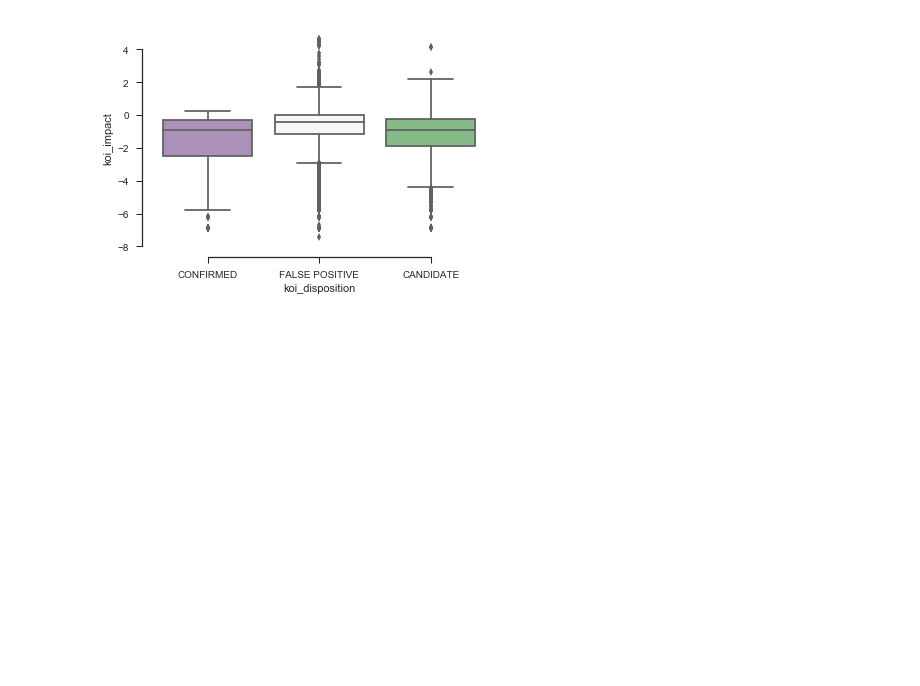
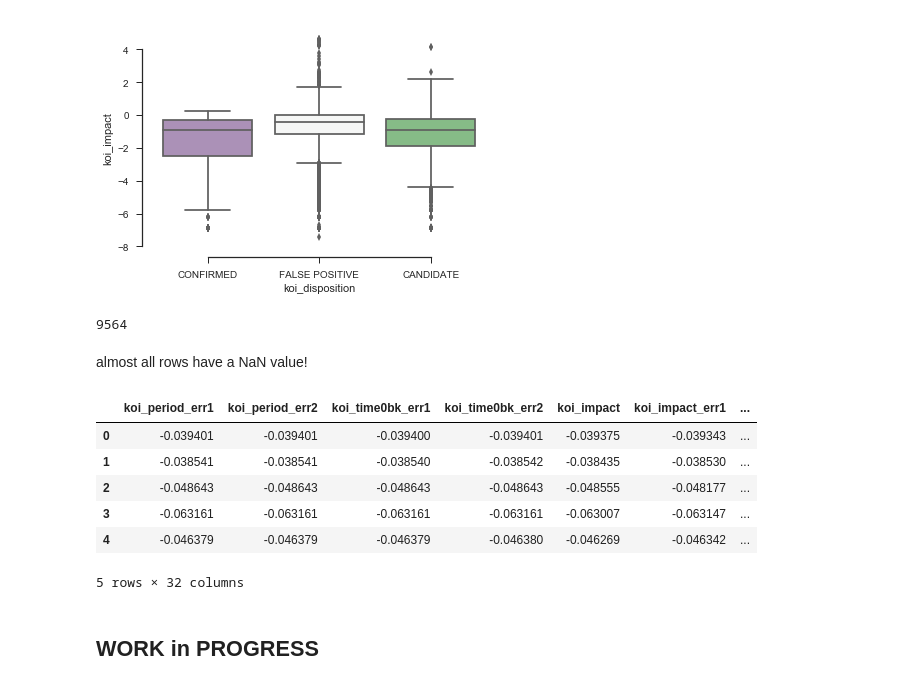
Before and after one commit to DimitriKourouniotis/Capstone2Exoplanets, a Jupyter notebook: EDA Kepler capstone Candidates and Confirms.ipynb, the cells around one changed output. Drawn from its saved outputs; the diff is of its cells as text; code cells hidden in the pictures; blank space fills up the shorter version.

```diff
--- a/EDA Kepler capstone Candidates and Confirms.ipynb
+++ b/EDA Kepler capstone Candidates and Confirms.ipynb
@@ -171,3 +191,31 @@ sns.despine(offset=10, trim=True)
 plt.show()
 # %% [output]
 [figure]
+# %%
+dfnorm = stardf.drop('koi_disposition', axis=1)
+dfnorm_labels = stardf['koi_disposition']
+# %%
+def normal(X):
+    Y= (X-np.mean(X))/(np.max(X)-np.min(X))
+    return Y
+# %%
+dfnorm= dfnorm.apply(normal,axis=1)
+# %%
+len(dfnorm.isnull().any(axis=1))
+# %% [output]
+9564
+# %% [markdown]
+almost all rows have a NaN value!
+# %%
+#X_train.columns[X_train.isna().any()].tolist()
+dfnorm.loc[:, dfnorm.isnull().any()].head()
+# %% [output]
+|  | koi_period_err1 | koi_period_err2 | koi_time0bk_err1 | koi_time0bk_err2 | koi_impact | koi_impact_err1 | ... |
+| 0 | -0.039401 | -0.039401 | -0.039400 | -0.039401 | -0.039375 | -0.039343 | ... |
+| 1 | -0.038541 | -0.038541 | -0.038540 | -0.038542 | -0.038435 | -0.038530 | ... |
+| 2 | -0.048643 | -0.048643 | -0.048643 | -0.048643 | -0.048555 | -0.048177 | ... |
+| 3 | -0.063161 | -0.063161 | -0.063161 | -0.063161 | -0.063007 | -0.063147 | ... |
+| 4 | -0.046379 | -0.046379 | -0.046379 | -0.046380 | -0.046269 | -0.046342 | ... |
+5 rows × 32 columns
+# %% [markdown]
+## WORK in PROGRESS
```
Also changed, not shown: parts of 12 cells of this notebook, 1 other file.
